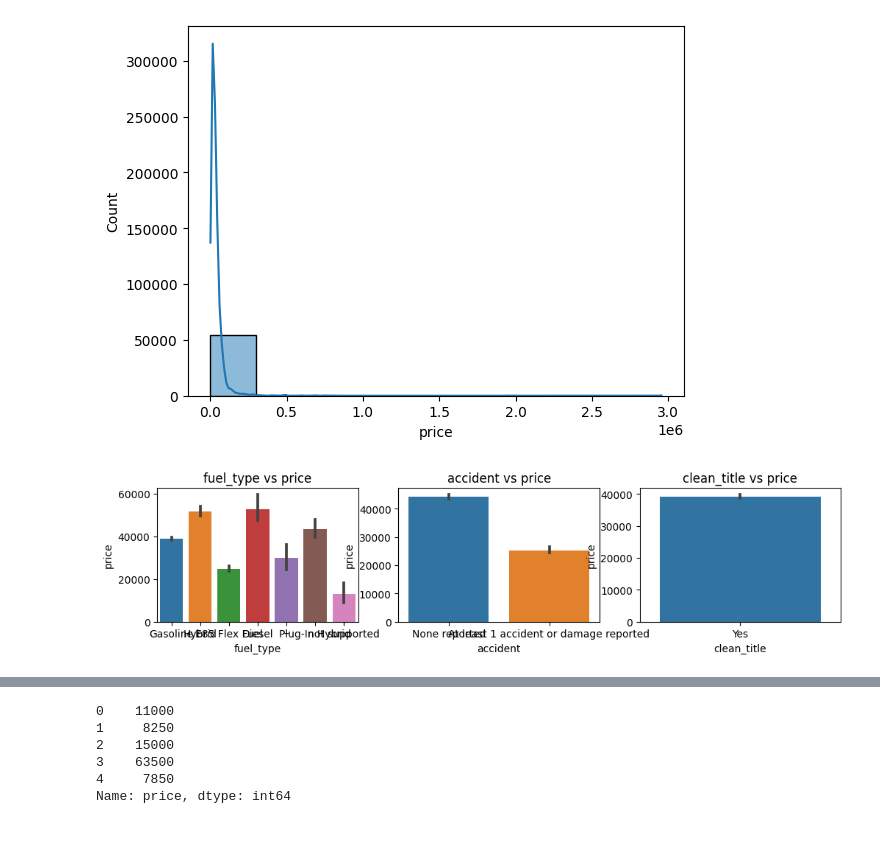
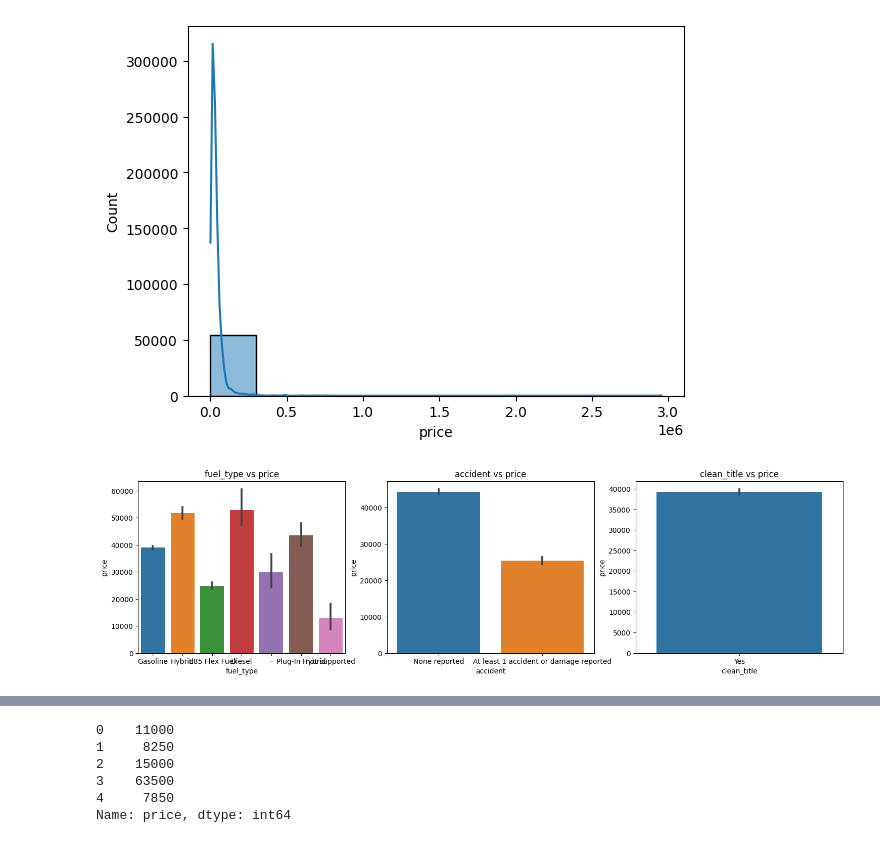
Before and after one commit to SiegfredLorelle/kagglex-car-price-prediction, a Jupyter notebook: kagglex-car-price.ipynb, the cells around one changed output, grey strips where cells are left out. Cells and saved outputs as stored; diff of their text form; code cells hidden in the pictures.

```diff
--- a/kagglex-car-price.ipynb
+++ b/kagglex-car-price.ipynb
@@ -176,13 +176,13 @@ sns.histplot(data=df["price"], bins=10, kde=True)
 # %%
 categorical_few_uniques_features = ["fuel_type", "accident", "clean_title"]
 
-plt.figure(figsize=(12, 8))
+plt.figure(figsize=(18, 15))
 for index, feature in enumerate(categorical_few_uniques_features, start=1):
     plt.subplot(3, 3, index)
     sns.barplot(data=df, x=feature, y="price")
     plt.title(f"{feature} vs price")
 plt.show()
 # %% [output]
-[figure, old version]
+[figure, new version]
 # %%
 categorical_many_unique_features = [
```
Also changed, not shown: parts of 11 cells of this notebook.
